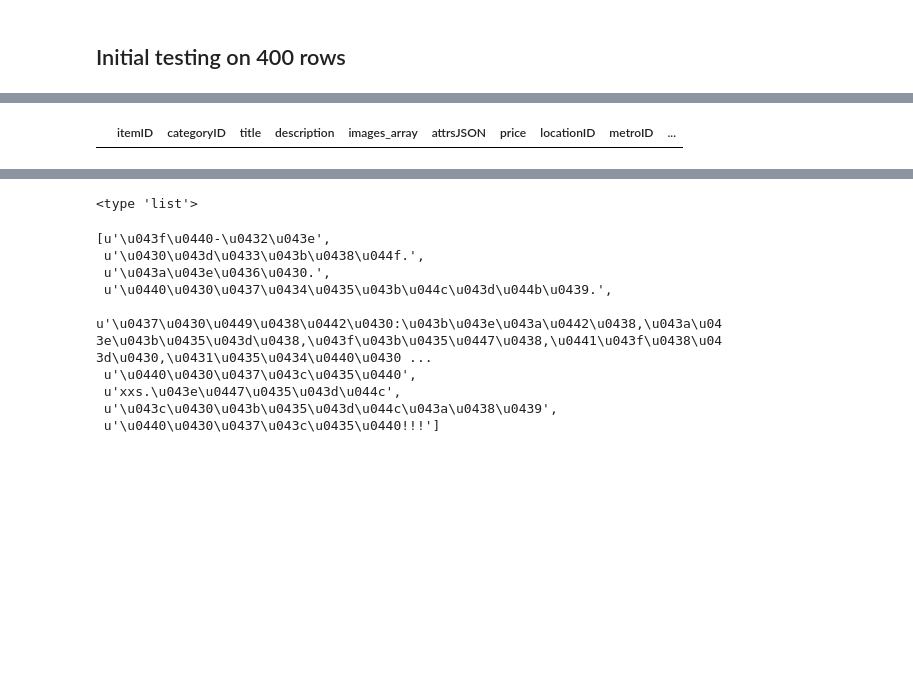
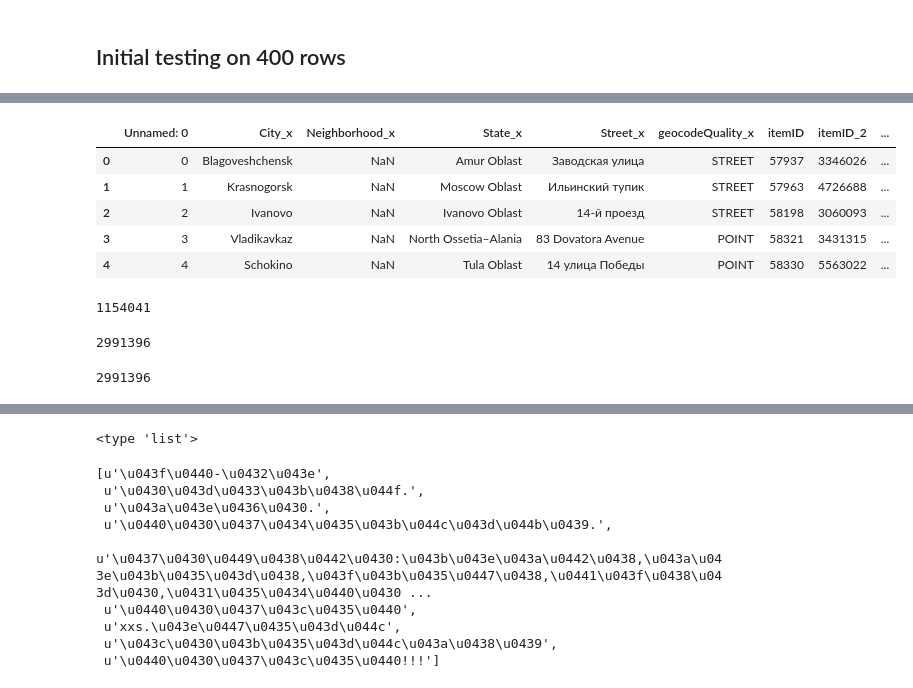
Before and after one commit to Chialijuan/Avito, a Jupyter notebook: Avito_EDA_2.ipynb, the cells around one changed output, grey strips where cells are left out. Cells and saved outputs as stored; diff of their text form; code cells hidden in the pictures; blank space fills up the shorter version.

```diff
--- a/Avito_EDA_2.ipynb
+++ b/Avito_EDA_2.ipynb
@@ -19,24 +16,28 @@ item_info.tail(3)
-# %%
-some_values =['1689744',
-'1708104',
-'1745060',
-'1849386',
-'1850923',
-'1862238',
-'1957025',
-'2003537',
-'2035688',
-'2042765',
-'2065311',
-'2093031',
-'2105119',
-'2150832',
-'2178485',
-'2179672',
-'2222369']
-item_info.loc[item_info['itemID'].isin(some_values)]
-# %% [output]
-|  | itemID | categoryID | title | description | images_array | attrsJSON | price | locationID | metroID | ... |
+# %%
+reverse_geo = pd.read_csv('reverse_geo.csv', encoding='utf-8')
+# %%
+reverse_geo.head()
+# %% [output]
+|  | Unnamed: 0 | City_x | Neighborhood_x | State_x | Street_x | geocodeQuality_x | itemID | itemID_2 | ... |
+| 0 | 0 | Blagoveshchensk | NaN | Amur Oblast | Заводская улица | STREET | 57937 | 3346026 | ... |
+| 1 | 1 | Krasnogorsk | NaN | Moscow Oblast | Ильинский тупик | STREET | 57963 | 4726688 | ... |
+| 2 | 2 | Ivanovo | NaN | Ivanovo Oblast | 14-й проезд | STREET | 58198 | 3060093 | ... |
+| 3 | 3 | Vladikavkaz | NaN | North Ossetia–Alania | 83 Dovatora Avenue | POINT | 58321 | 3431315 | ... |
+| 4 | 4 | Schokino | NaN | Tula Oblast | 14 улица Победы | POINT | 58330 | 5563022 | ... |
+# %%
+item_pairs.itemID.duplicated().sum()
+# %% [output]
+1154041
+# %%
+item_pairs = pd.read_csv('../ItemPairs_train.csv')
+print(len(item_pairs))
+# %% [output]
+2991396
+# %%
+item_info_mapped = pd.read_csv('ItemInfo_train_mapped.csv', encoding = 'utf-8')
+print(len(item_info_mapped))
+# %% [output]
+2991396
 # %%
 desc_sim = pd.read_csv('./description_similarity.csv',encoding='utf-8',nrows=400)
 # %%
```
Also changed, not shown: parts of 5 cells of this notebook, 11 other files.
